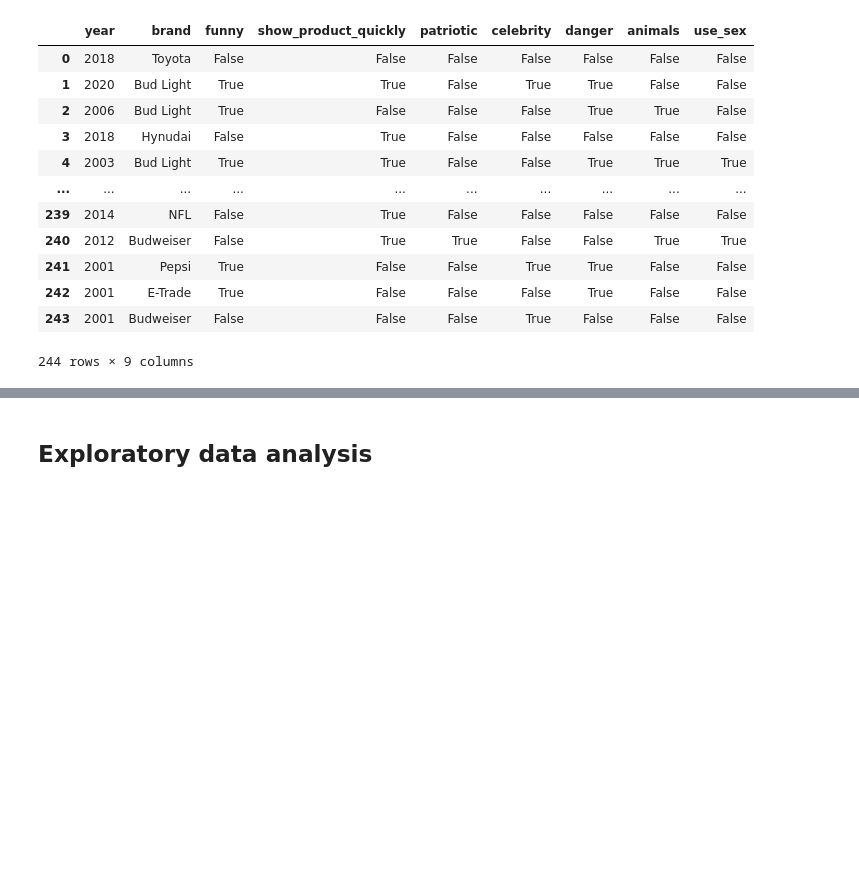
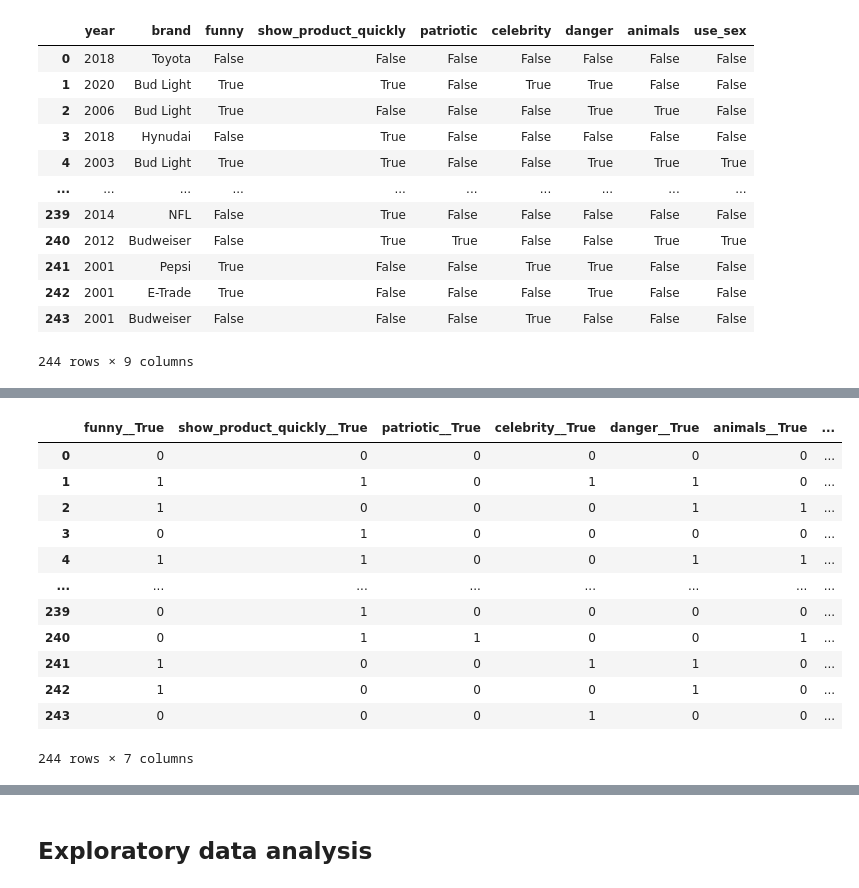
Before and after one commit to liparose/homework-1, a Jupyter notebook: notebooks/04-data-exploration.ipynb, the cells around one changed output, grey strips where cells are left out. Drawn from its saved outputs; the diff is of its cells as text; code cells hidden in the pictures; blank space fills up the shorter version.

```diff
--- a/notebooks/04-data-exploration.ipynb
+++ b/notebooks/04-data-exploration.ipynb
@@ -92,3 +92,7 @@ df
 | 242 | 2001 | E-Trade | True | False | False | False | True | False | False |
 | 243 | 2001 | Budweiser | False | False | False | True | False | False | False |
 244 rows × 9 columns
+# %%
+list_nominal = ["funny", "show_product_quickly", "patriotic", "celebrity", "danger", "animals", "use_sex"]
+
+list_nominal
@@ -94,0 +107,3 @@ df
+# %%
+for i in list_nominal:
+    df[i] = df[i].astype("category")
@@ -94,0 +127,3 @@ df
+# %%
+dummy_nominal = pd.get_dummies(df[list_nominal],  prefix_sep='__').astype('category')
+dummy_nominal
@@ -94,0 +144,18 @@ df
+# %%
+dummy_nominal.drop(columns=['funny__False', 'show_product_quickly__False', 'patriotic__False', 'celebrity__False', 'danger__False', 'animals__False', 'use_sex__False'], inplace=True)
+
+dummy_nominal
+# %% [output]
+|  | funny__True | show_product_quickly__True | patriotic__True | celebrity__True | danger__True | animals__True | ... |
+| 0 | 0 | 0 | 0 | 0 | 0 | 0 | ... |
+| 1 | 1 | 1 | 0 | 1 | 1 | 0 | ... |
+| 2 | 1 | 0 | 0 | 0 | 1 | 1 | ... |
+| 3 | 0 | 1 | 0 | 0 | 0 | 0 | ... |
+| 4 | 1 | 1 | 0 | 0 | 1 | 1 | ... |
+| ... | ... | ... | ... | ... | ... | ... | ... |
+| 239 | 0 | 1 | 0 | 0 | 0 | 0 | ... |
+| 240 | 0 | 1 | 1 | 0 | 0 | 1 | ... |
+| 241 | 1 | 0 | 0 | 1 | 1 | 0 | ... |
+| 242 | 1 | 0 | 0 | 0 | 1 | 0 | ... |
+| 243 | 0 | 0 | 0 | 1 | 0 | 0 | ... |
+244 rows × 7 columns
```
Also changed, not shown: parts of 5 cells of this notebook.
